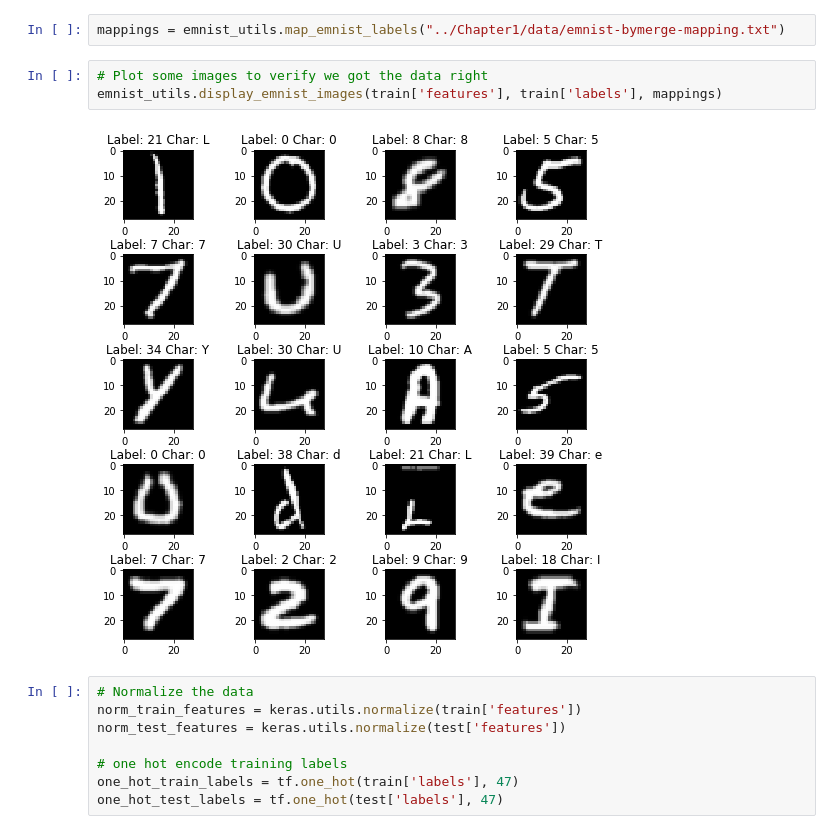
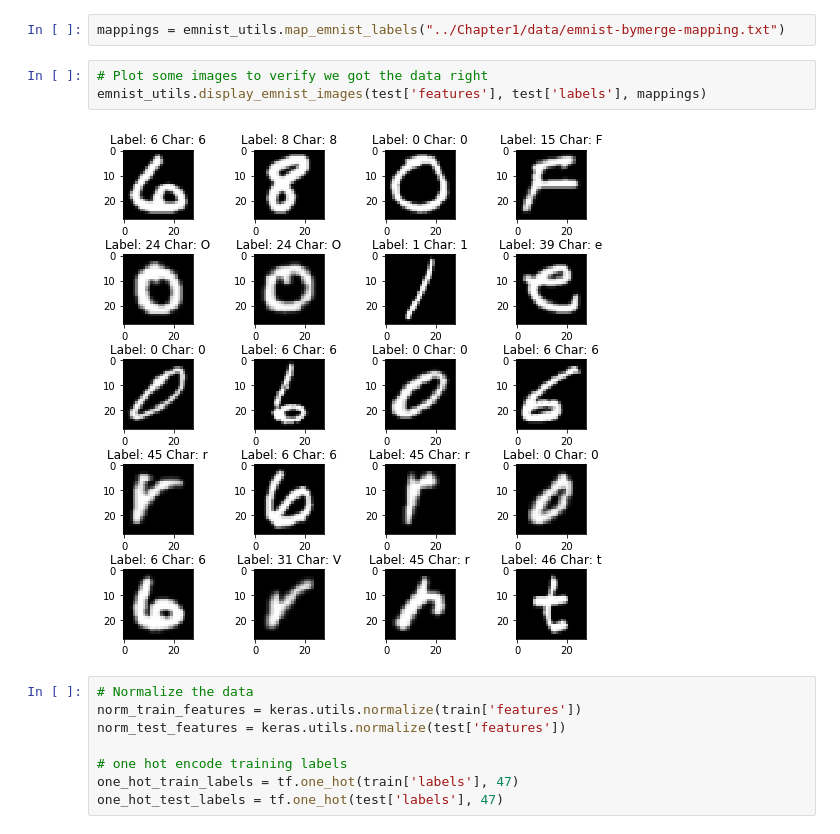
Before and after one commit to PacktPublishing/Hands-On-Deep-Learning-for-Mobile, a Jupyter notebook: Chapter5/mobile_cnn_model.ipynb, the cells around one changed output. Cells and saved outputs as stored; diff of their text form.

```diff
--- a/Chapter5/mobile_cnn_model.ipynb
+++ b/Chapter5/mobile_cnn_model.ipynb
@@ -38,9 +38,9 @@ test['features'], test['labels'] = emnist_utils.read_emnist('../Chapter1/data/em
 mappings = emnist_utils.map_emnist_labels("../Chapter1/data/emnist-bymerge-mapping.txt")
 # %%
 # Plot some images to verify we got the data right
-emnist_utils.display_emnist_images(train['features'], train['labels'], mappings)
+emnist_utils.display_emnist_images(test['features'], test['labels'], mappings)
 # %% [output]
-[figure, old version]
+[figure, new version]
 # %%
 # Normalize the data
 norm_train_features = keras.utils.normalize(train['features'])
```
Also changed, not shown: parts of 2 cells of this notebook.
